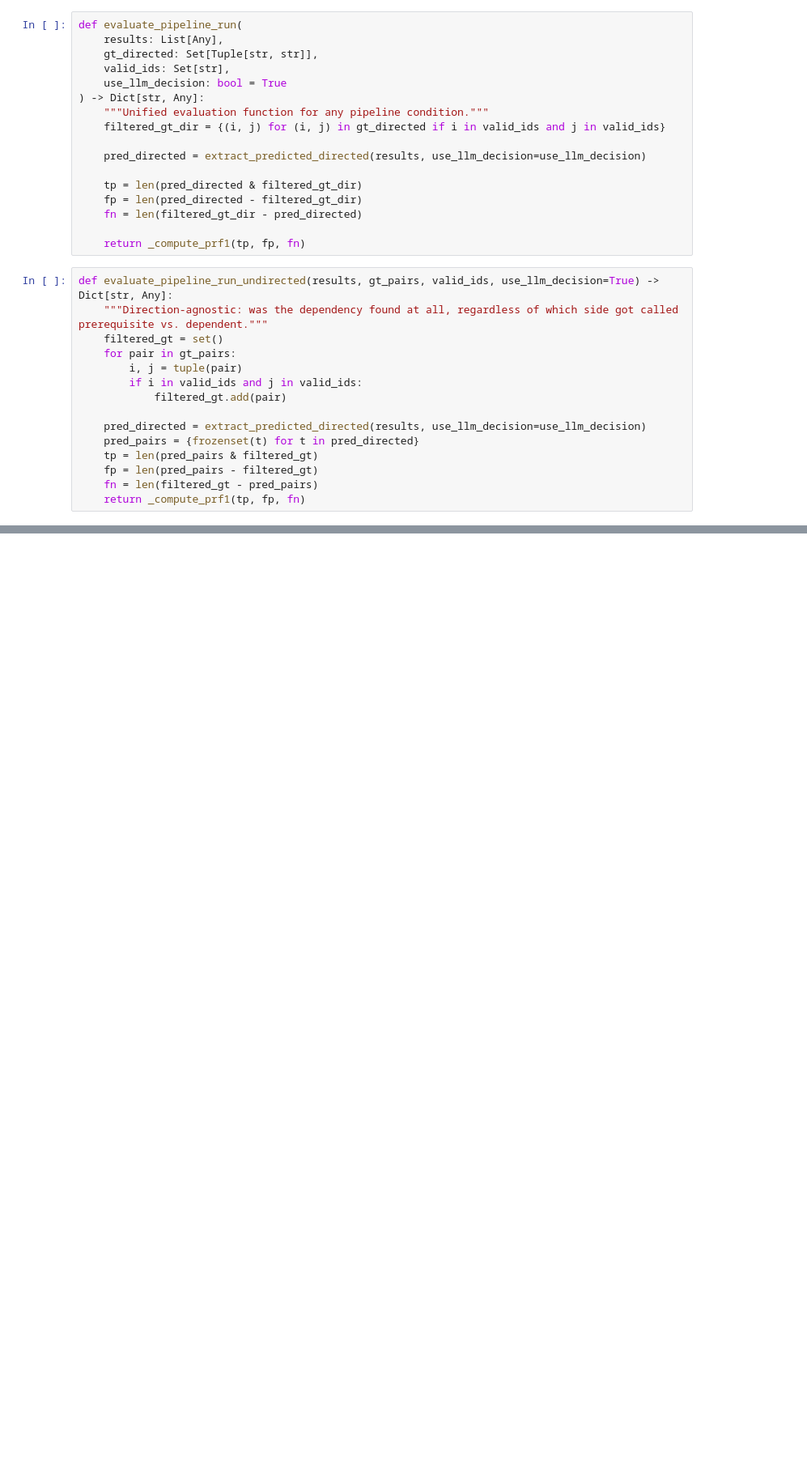
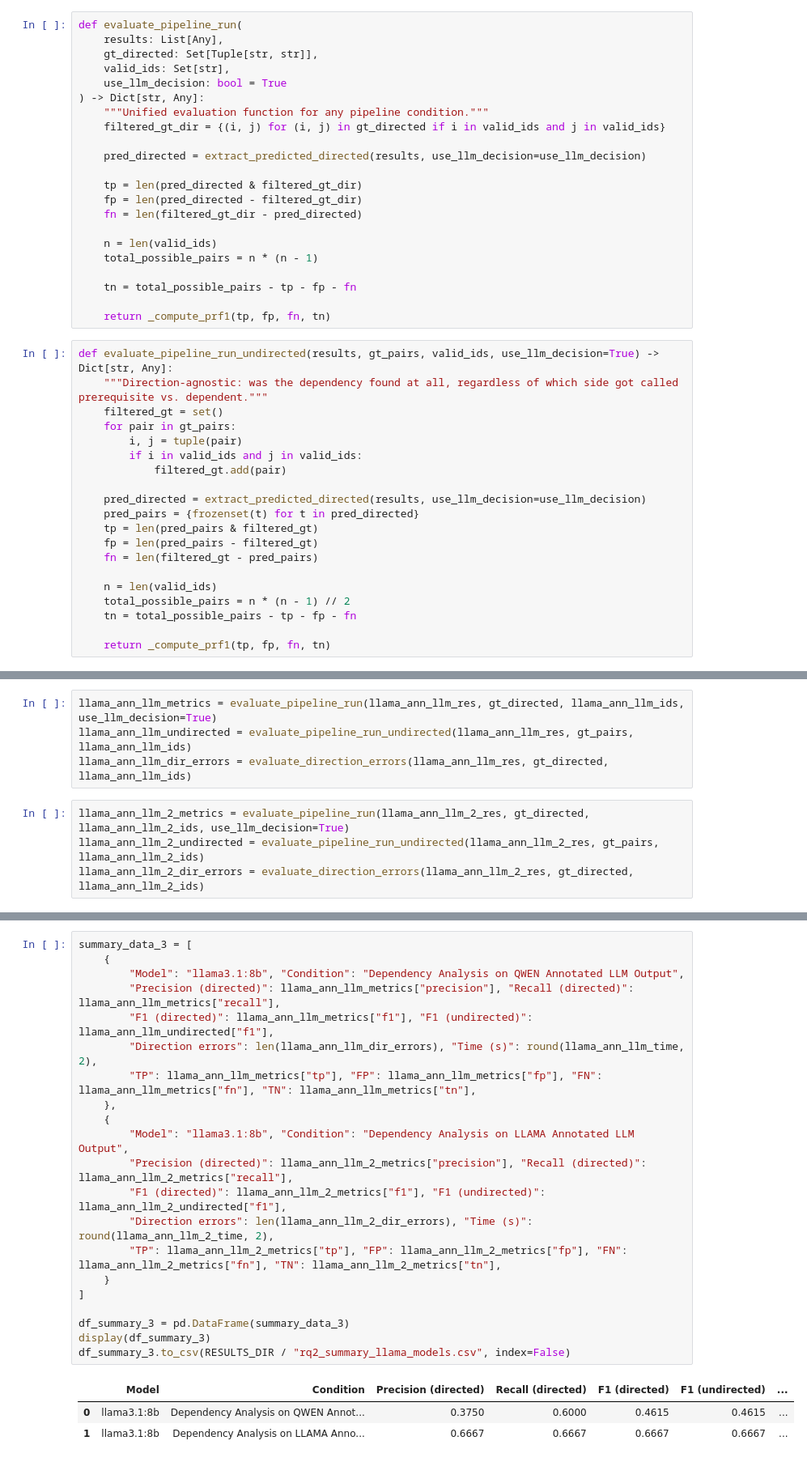
Before and after one commit to Hanh3103/BA_USDependency, a Jupyter notebook: eval_with_colab/dependency_analysis/final_evaluation.ipynb, the cells around one changed output, grey strips where cells are left out. Shown at 81% size. Saved outputs shown, nothing was run; the diff lists cells and outputs as text; blank space fills up the shorter version.

```diff
--- a/eval_with_colab/dependency_analysis/final_evaluation.ipynb
+++ b/eval_with_colab/dependency_analysis/final_evaluation.ipynb
@@ -311,7 +332,12 @@ def evaluate_pipeline_run(
     fp = len(pred_directed - filtered_gt_dir)
     fn = len(filtered_gt_dir - pred_directed)
 
-    return _compute_prf1(tp, fp, fn)
+    n = len(valid_ids)
+    total_possible_pairs = n * (n - 1)
+
+    tn = total_possible_pairs - tp - fp - fn
+
+    return _compute_prf1(tp, fp, fn, tn)
 # %%
 def evaluate_pipeline_run_undirected(results, gt_pairs, valid_ids, use_llm_decision=True) -> Dict[str, Any]:
     """Direction-agnostic: was the dependency found at all, regardless of which side got called prerequisite vs. dependent."""
@@ -326,7 +352,12 @@ def evaluate_pipeline_run_undirected(results, gt_pairs, valid_ids, use_llm_decis
     tp = len(pred_pairs & filtered_gt)
     fp = len(pred_pairs - filtered_gt)
     fn = len(filtered_gt - pred_pairs)
-    return _compute_prf1(tp, fp, fn)
+
+    n = len(valid_ids)
+    total_possible_pairs = n * (n - 1) // 2
+    tn = total_possible_pairs - tp - fp - fn
+
+    return _compute_prf1(tp, fp, fn, tn)
 # %%
 def evaluate_direction_errors(results, gt_directed, valid_ids, use_llm_decision=True) -> List[Tuple[str, str]]:
     """Pairs where the dependency was correctly found but prerequisite/dependent
@@ -356,6 +387,14 @@ qwen_annotated_dir_errors = evaluate_direction_errors(qwen_ann_corr_res, gt_dire
 qwen_annotated_llm_metrics = evaluate_pipeline_run(qwen_ann_llm_res, gt_directed, qwen_ann_llm_ids, use_llm_decision=True)
 qwen_annotated_llm_undirected = evaluate_pipeline_run_undirected(qwen_ann_llm_res, gt_pairs, qwen_ann_llm_ids)
 qwen_annotated_llm_dir_errors = evaluate_direction_errors(qwen_ann_llm_res, gt_directed, qwen_ann_llm_ids)
+# %%
+llama_ann_llm_metrics = evaluate_pipeline_run(llama_ann_llm_res, gt_directed, llama_ann_llm_ids, use_llm_decision=True)
+llama_ann_llm_undirected = evaluate_pipeline_run_undirected(llama_ann_llm_res, gt_pairs, llama_ann_llm_ids)
+llama_ann_llm_dir_errors = evaluate_direction_errors(llama_ann_llm_res, gt_directed, llama_ann_llm_ids)
+# %%
+llama_ann_llm_2_metrics = evaluate_pipeline_run(llama_ann_llm_2_res, gt_directed, llama_ann_llm_2_ids, use_llm_decision=True)
+llama_ann_llm_2_undirected = evaluate_pipeline_run_undirected(llama_ann_llm_2_res, gt_pairs, llama_ann_llm_2_ids)
+llama_ann_llm_2_dir_errors = evaluate_direction_errors(llama_ann_llm_2_res, gt_directed, llama_ann_llm_2_ids)
 # %%
 summary_data = [
     {
@@ -422,6 +461,31 @@ df_summary_2.to_csv(RESULTS_DIR / "rq2_summary_all_models.csv", index=False)
 |  | Model | Condition | Precision (directed) | Recall (directed) | F1 (directed) | F1 (undirected) | ... |
 | 0 | qwen3:8b | Annotated GT Dependency Analysis | 0.7500 | 0.75 | 0.7500 | 0.7500 | ... |
 | 1 | qwen3:8b | Annotated LLM Dependency Analysis | 0.4211 | 0.80 | 0.5517 | 0.5517 | ... |
+# %%
+summary_data_3 = [
+    {
+        "Model": "llama3.1:8b", "Condition": "Dependency Analysis on QWEN Annotated LLM Output",
+        "Precision (directed)": llama_ann_llm_metrics["precision"], "Recall (directed)": llama_ann_llm_metrics["recall"],
+        "F1 (directed)": llama_ann_llm_metrics["f1"], "F1 (undirected)": llama_ann_llm_undirected["f1"],
+        "Direction errors": len(llama_ann_llm_dir_errors), "Time (s)": round(llama_ann_llm_time, 2),
+        "TP": llama_ann_llm_metrics["tp"], "FP": llama_ann_llm_metrics["fp"], "FN": llama_ann_llm_metrics["fn"], "TN": llama_ann_llm_metrics["tn"],
+    },
+    {
+        "Model": "llama3.1:8b", "Condition": "Dependency Analysis on LLAMA Annotated LLM Output",
+        "Precision (directed)": llama_ann_llm_2_metrics["precision"], "Recall (directed)": llama_ann_llm_2_metrics["recall"],
+        "F1 (directed)": llama_ann_llm_2_metrics["f1"], "F1 (undirected)": llama_ann_llm_2_undirected["f1"],
+        "Direction errors": len(llama_ann_llm_2_dir_errors), "Time (s)": round(llama_ann_llm_2_time, 2),
+        "TP": llama_ann_llm_2_metrics["tp"], "FP": llama_ann_llm_2_metrics["fp"], "FN": llama_ann_llm_2_metrics["fn"], "TN": llama_ann_llm_2_metrics["tn"],
+    }
+]
+
+df_summary_3 = pd.DataFrame(summary_data_3)
+display(df_summary_3)
+df_summary_3.to_csv(RESULTS_DIR / "rq2_summary_llama_models.csv", index=False)
+# %% [output]
+|  | Model | Condition | Precision (directed) | Recall (directed) | F1 (directed) | F1 (undirected) | ... |
+| 0 | llama3.1:8b | Dependency Analysis on QWEN Annot... | 0.3750 | 0.6000 | 0.4615 | 0.4615 | ... |
+| 1 | llama3.1:8b | Dependency Analysis on LLAMA Anno... | 0.6667 | 0.6667 | 0.6667 | 0.6667 | ... |
 # %%
 latex_table = df_summary.to_latex(index=False, float_format="%.4f",
                                     caption="RQ1: Text-based vs. CRUD-annotated dependency detection across models",
```
Also changed, not shown: parts of 7 cells of this notebook, 18 other files.
